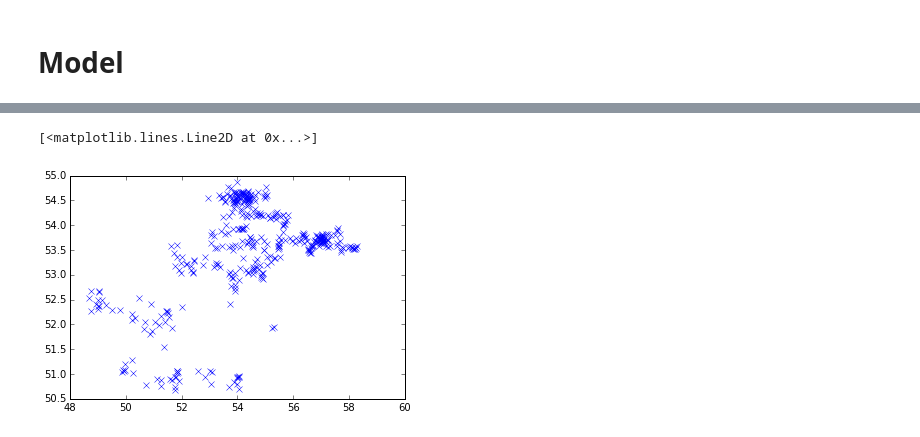
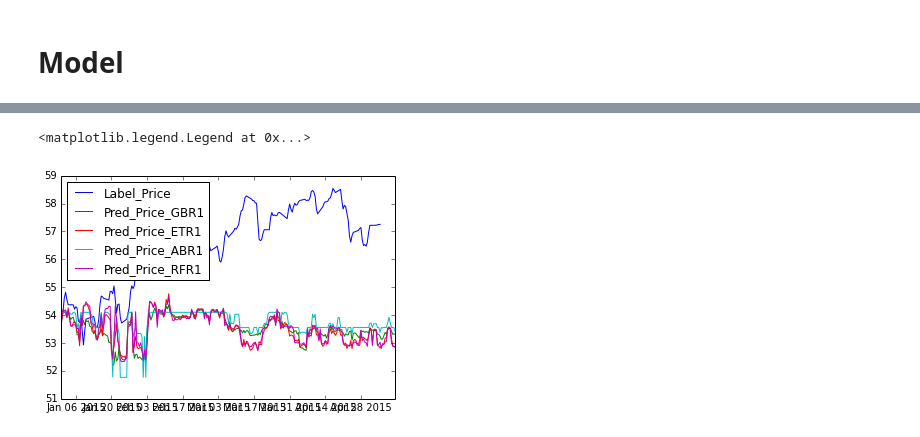
Before and after one commit to TalkData2Me/TradeLearner, a Jupyter notebook: TradeLearner.ipynb, the cells around one changed output, grey strips where cells are left out. Drawn from its saved outputs; the diff is of its cells as text; code cells hidden in the pictures.

Commit message:
first working multi-model script

```diff
--- a/TradeLearner.ipynb
+++ b/TradeLearner.ipynb
@@ -136,3 +126,5 @@ plt.plot(PricesPanel['SCHA'].index,PricesPanel['SCHA']['Price'])
+# %%
+PricesPanel = pd.read_hdf('store.h5',key='PricesPanel')
 # %%
 x=None
 del x
@@ -183,8 +165,0 @@ result.tail(10)
-# %%
-RFreg = sklearn.ensemble.RandomForestRegressor(n_estimators=100, n_jobs=-1)
-
-#to_model = PricesPanel['SCHA'].drop(['Label_Variance','Label_Binom_Var'],axis=1)
-
-RFreg.fit(PricesPanel['SCHA'].drop(['Label_Price','Label_Variance','Label_Binom_Var'],axis=1), PricesPanel['SCHA']['Label_Price'])
-PricesPanel['SCHA']['RFR1'] = RFreg.predict(PricesPanel['SCHA'].drop(['Label_Price','Label_Variance','Label_Binom_Var'],axis=1))
-plt.plot(PricesPanel['SCHA']['Label_Price'],PricesPanel['SCHA']['RFR1'],'x')
@@ -194,5 +165,0 @@ plt.plot(PricesPanel['SCHA']['Label_Price'],PricesPanel['SCHA']['RFR1'],'x')
-# %%
-plt.plot(PricesPanel['SCHA'][datetime.datetime(2014, 8, 31, 0,0):]['Label_Price'],result,'x')
-# %% [output]
-[<matplotlib.lines.Line2D at 0x...>]
-[figure, removed]
@@ -198,0 +245,6 @@ plt.plot(PricesPanel['SCHA'][datetime.datetime(2014, 8, 31, 0,0):]['Label_Price'
+# %%
+plt.plot(PricesPanel['SCHA'].truncate(before='12/31/2014').index,PricesPanel['SCHA'][['Label_Price','Pred_Price_GBR1','Pred_Price_ETR1','Pred_Price_ABR1','Pred_Price_RFR1']].truncate(before='12/31/2014'))
+plt.legend(['Label_Price','Pred_Price_GBR1','Pred_Price_ETR1','Pred_Price_ABR1','Pred_Price_RFR1'], loc=2)
+# %% [output]
+<matplotlib.legend.Legend at 0x...>
+[figure, added]
```
Also changed, not shown: parts of 11 cells of this notebook, 4 other files.
